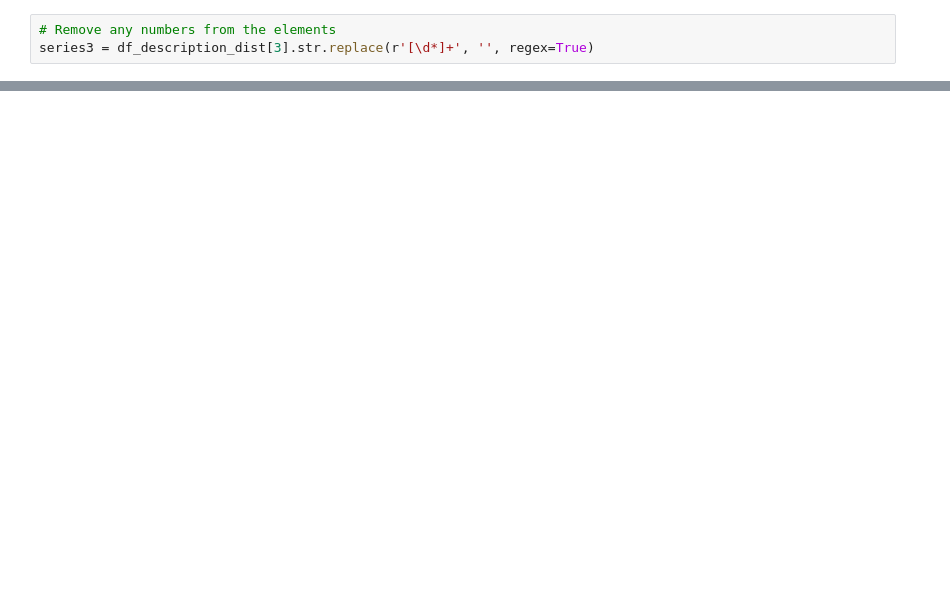
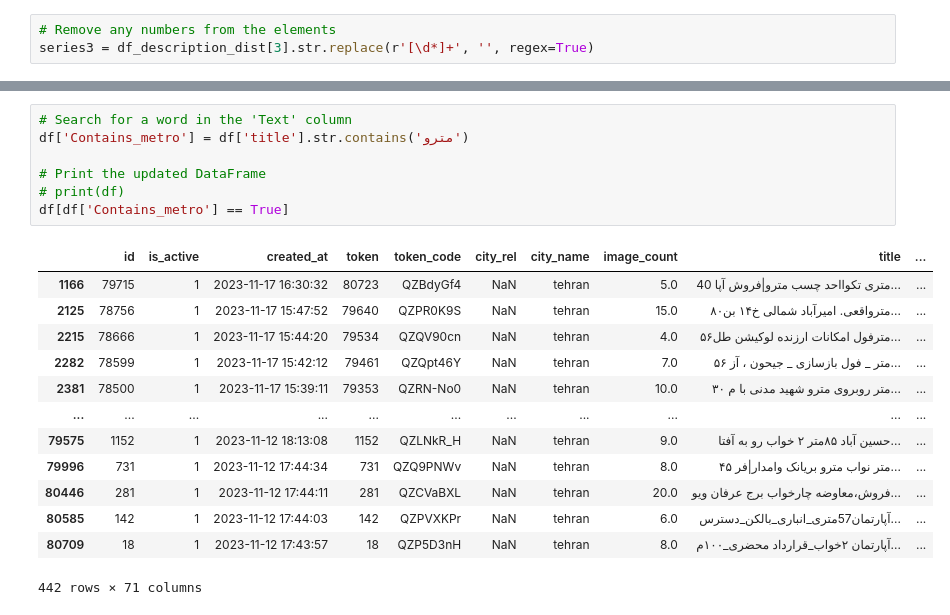
Before and after one commit to alirahmani93/house_price_estimation, a Jupyter notebook: preprocess/description_parnian.ipynb, the cells around one changed output, grey strips where cells are left out. Saved outputs shown, nothing was run; the diff lists cells and outputs as text; blank space fills up the shorter version.

```diff
--- a/preprocess/description_parnian.ipynb
+++ b/preprocess/description_parnian.ipynb
@@ -500,0 +277,21 @@ df_main
+# %%
+# Search for a word in the 'Text' column
+df['Contains_metro'] = df['title'].str.contains('مترو')
+
+# Print the updated DataFrame
+# print(df)
+df[df['Contains_metro'] == True]
+# %% [output]
+|  | id | is_active | created_at | token | token_code | city_rel | city_name | image_count | title | ... |
+| 1166 | 79715 | 1 | 2023-11-17 16:30:32 | 80723 | QZBdyGf4 | NaN | tehran | 5.0 | 40 متری تکوااحد چسب مترو|فروش آپا... | ... |
+| 2125 | 78756 | 1 | 2023-11-17 15:47:52 | 79640 | QZPR0K9S | NaN | tehran | 15.0 | ۸۰مترواقعی. امیرآباد شمالی خ۱۴ بن... | ... |
+| 2215 | 78666 | 1 | 2023-11-17 15:44:20 | 79534 | QZQV90cn | NaN | tehran | 4.0 | ۵۶مترفول امکانات ارزنده لوکیشن طل... | ... |
+| 2282 | 78599 | 1 | 2023-11-17 15:42:12 | 79461 | QZQpt46Y | NaN | tehran | 7.0 | ۵۶ متر _ فول بازسازی _ جیحون ، آز... | ... |
+| 2381 | 78500 | 1 | 2023-11-17 15:39:11 | 79353 | QZRN-No0 | NaN | tehran | 10.0 | ۳۰ متر روبروی مترو شهید مدنی با م... | ... |
+| ... | ... | ... | ... | ... | ... | ... | ... | ... | ... | ... |
+| 79575 | 1152 | 1 | 2023-11-12 18:13:08 | 1152 | QZLNkR_H | NaN | tehran | 9.0 | حسین آباد ۸۵متر ۲ خواب رو به آفتا... | ... |
+| 79996 | 731 | 1 | 2023-11-12 17:44:34 | 731 | QZQ9PNWv | NaN | tehran | 8.0 | ۴۵ متر نواب مترو بریانک وامدار|فر... | ... |
+| 80446 | 281 | 1 | 2023-11-12 17:44:11 | 281 | QZCVaBXL | NaN | tehran | 20.0 | فروش،معاوضه چارخواب برج عرفان ویو... | ... |
+| 80585 | 142 | 1 | 2023-11-12 17:44:03 | 142 | QZPVXKPr | NaN | tehran | 6.0 | آپارتمان57متری_انباری_بالکن_دسترس... | ... |
+| 80709 | 18 | 1 | 2023-11-12 17:43:57 | 18 | QZP5D3nH | NaN | tehran | 8.0 | آپارتمان ۲خواب_قرارداد محضری_۱۰۰م... | ... |
+442 rows × 71 columns
```
Also changed, not shown: parts of 101 cells of this notebook, 2 other files.
